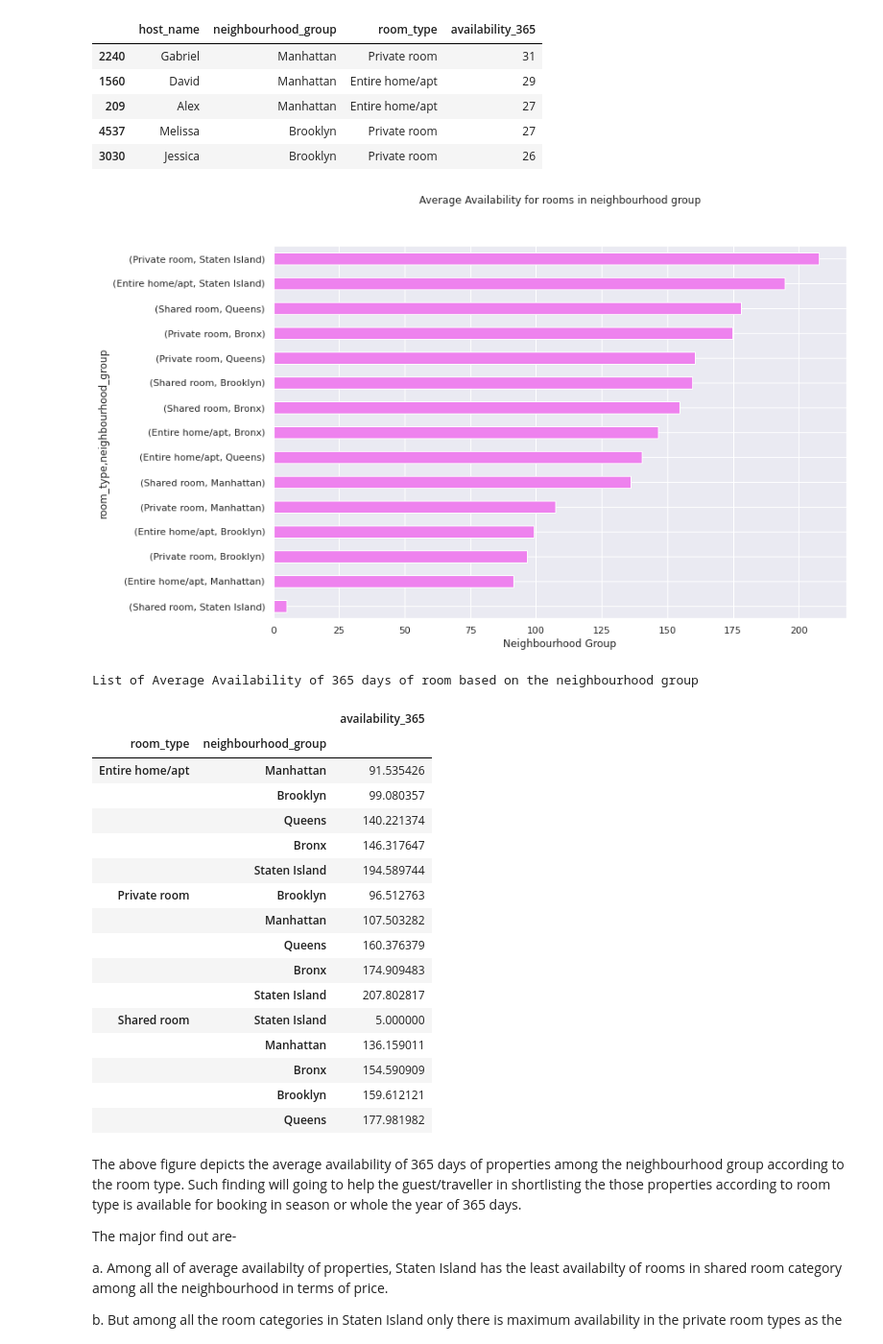
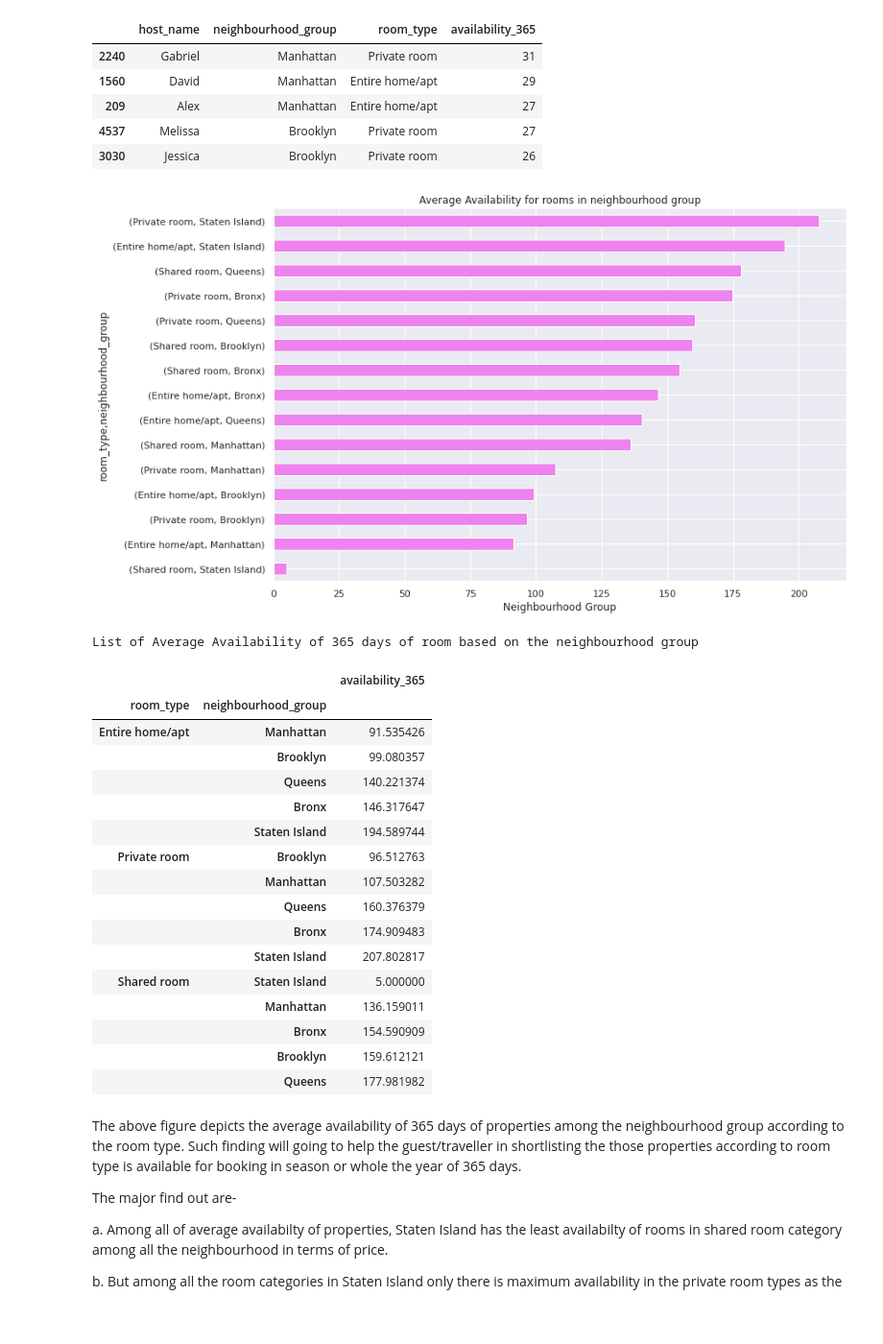
Before and after one commit to Soni-Test/Airbnb-Booking-Analysis, a Jupyter notebook: Sonica_Sinha_Main_Notebook_EDA_Airbnb_Bookings.ipynb, the cells around one changed output. Shown at 96% size. Drawn from its saved outputs; the diff is of its cells as text; code cells hidden in the pictures; blank space fills up the shorter version.

```diff
--- a/Sonica_Sinha_Main_Notebook_EDA_Airbnb_Bookings.ipynb
+++ b/Sonica_Sinha_Main_Notebook_EDA_Airbnb_Bookings.ipynb
@@ -537,7 +537,7 @@ df1.sort_values(by = 'calculated_host_listings_count', ascending= False ).head()
 #Ploting the graph showing the properties present in each neighbourhood group
 title = 'Properties per Neighbourhood Group'
 sns.countplot(df1['neighbourhood_group'])
-sns.set(rc = {'figure.figsize':(8,6)})
+sns.set(rc = {'figure.figsize':(10,8)})
 plt.title(title)
 #Displaying the plot
 plt.show()
@@ -644,21 +644,21 @@ df2.sort_values(by = 'availability_365', ascending= False ).head()
 # %%
 # Plot 10
 #Dispaying the average availability of rooms in 365 days for each locality, i.e, neighbourhood group
 
 plt.figure(figsize=(12,8))
 av = df[df['price']==1]
 df_2 = df.groupby(['room_type','neighbourhood_group'])['availability_365'].mean().sort_values(ascending=True)
 df_2.plot(kind='barh', color='violet')
-plt.title('Average Availability for rooms in neighbourhood group', y=1.1)
+plt.title('Average Availability for rooms in neighbourhood group', y=1)
 plt.xlabel('Neighbourhood Group')
 #Displaying plot
 plt.show()
 
 #Printing the list of average availability of 365 days of room based on the neighbourhood group from the dataset
 print('List of Average Availability of 365 days of room based on the neighbourhood group')
 pd.DataFrame(df_2).sort_values(by='room_type')
 # %% [output]
-[figure, old version]
+[figure, new version]
 List of Average Availability of 365 days of room based on the neighbourhood group
 |  |  | availability_365 |
 | room_type | neighbourhood_group |  |
```
Also changed, not shown: parts of 8 cells of this notebook.
